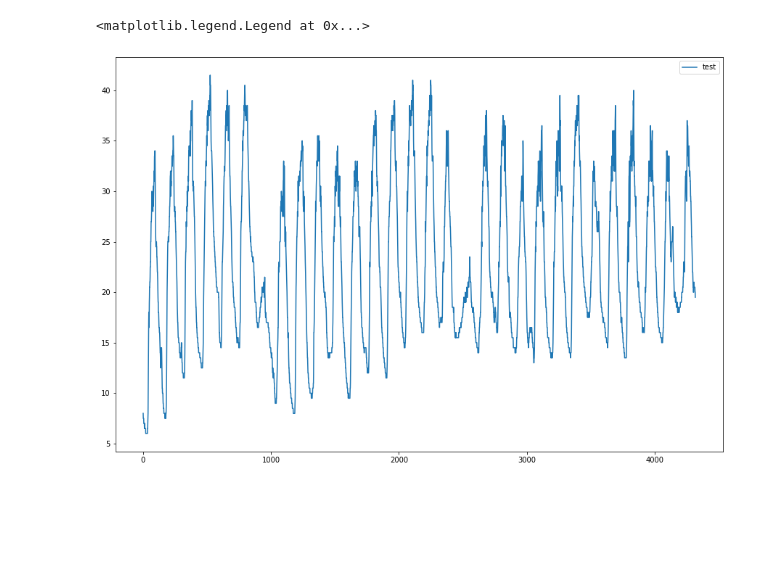
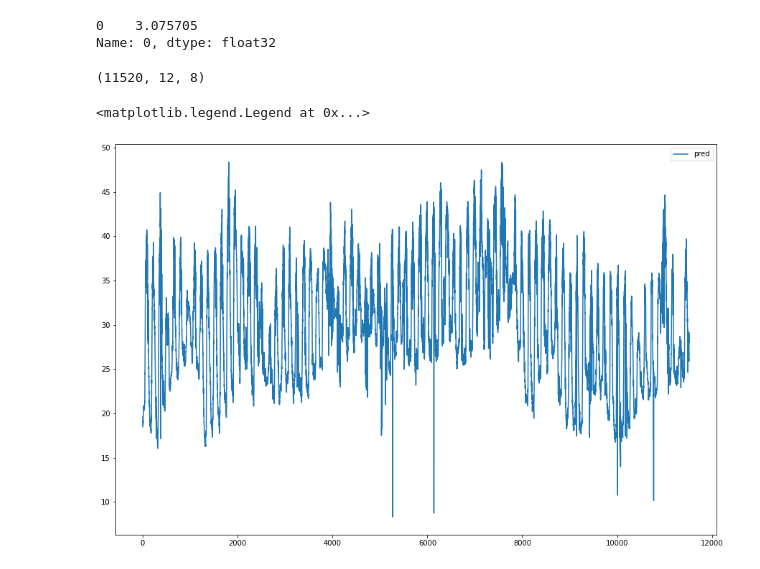
Before and after one commit to cih468/aiTemperature, a Jupyter notebook: aiTemp.ipynb, the cells around one changed output. Drawn from its saved outputs; the diff is of its cells as text; code cells hidden in the pictures; blank space fills up the shorter version.

```diff
--- a/aiTemp.ipynb
+++ b/aiTemp.ipynb
@@ -215,0 +208,5 @@ plt.legend(['test'])
+# %%
+cal_res(y_pred,testY_series)
+# %% [output]
+0    3.075705
+Name: 0, dtype: float32
@@ -238,7 +237,20 @@ finetune_X, finetune_y = convert_to_timeseries(pd.concat([X_train.tail(432), tra
 # LSTM 레이어는 고정 시켜두고, DNN 레이어에 대해서 fine tuning 진행 (Transfer Learning)
 finetune_history = simple_lstm_model.fit(
             finetune_X, finetune_y,
-            epochs=200,
-            batch_size=64,
+            epochs=1,
+            batch_size=10,
             shuffle=False,
             verbose = 0)
+# %%
+# 예측하기
+print(X_test.shape)
+finetune_pred = simple_lstm_model.predict(X_test)
+# %% [output]
+(11520, 12, 8)
+# %%
+plt.figure(figsize=(15,10))
+plt.plot(finetune_pred)
+plt.legend(['pred'])
+# %% [output]
+<matplotlib.legend.Legend at 0x...>
+[figure, added]
@@ -269,13 +264,0 @@ while(True):
-# %%
-
-acc = tf.keras.metrics.Accuracy(
-    name='accuracy', dtype=None
-)
-testY = np.array(testY)
-
-plt.figure(figsize=(15,10))
-plt.plot(testY)
-plt.legend(['test'])
-# %% [output]
-<matplotlib.legend.Legend at 0x...>
-[figure, removed]
```
Also changed, not shown: parts of 12 cells of this notebook, 1 other file.
